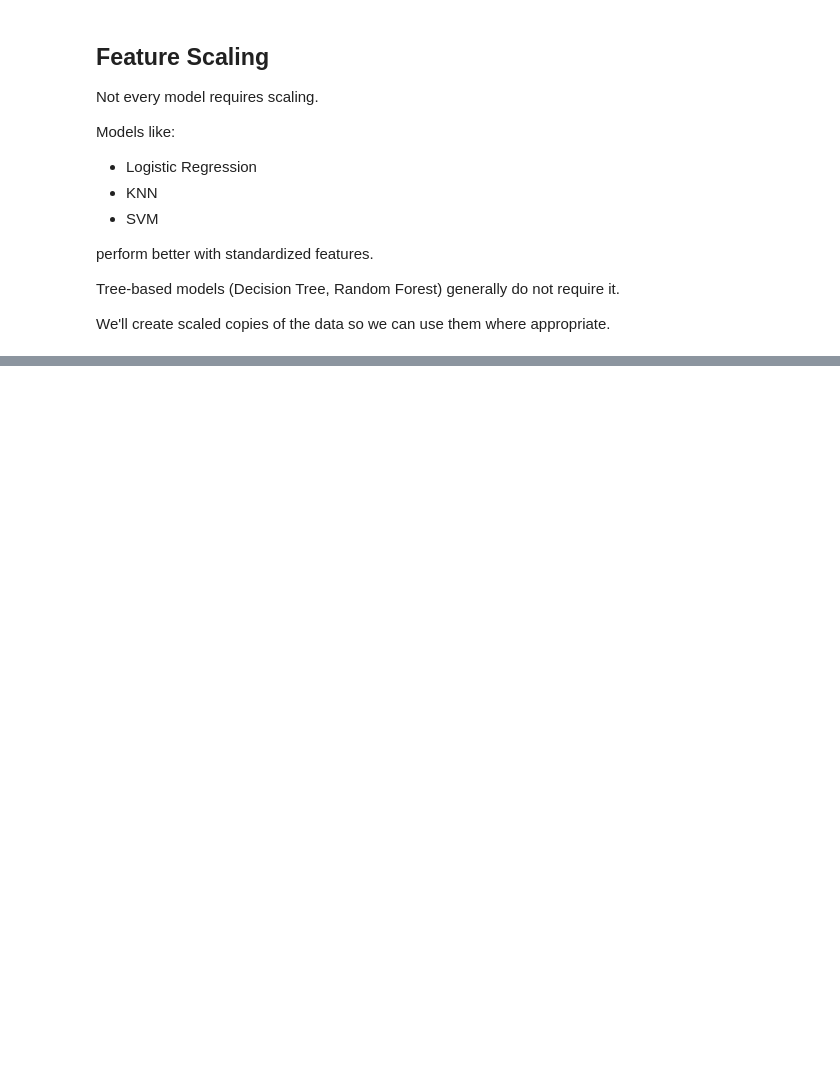
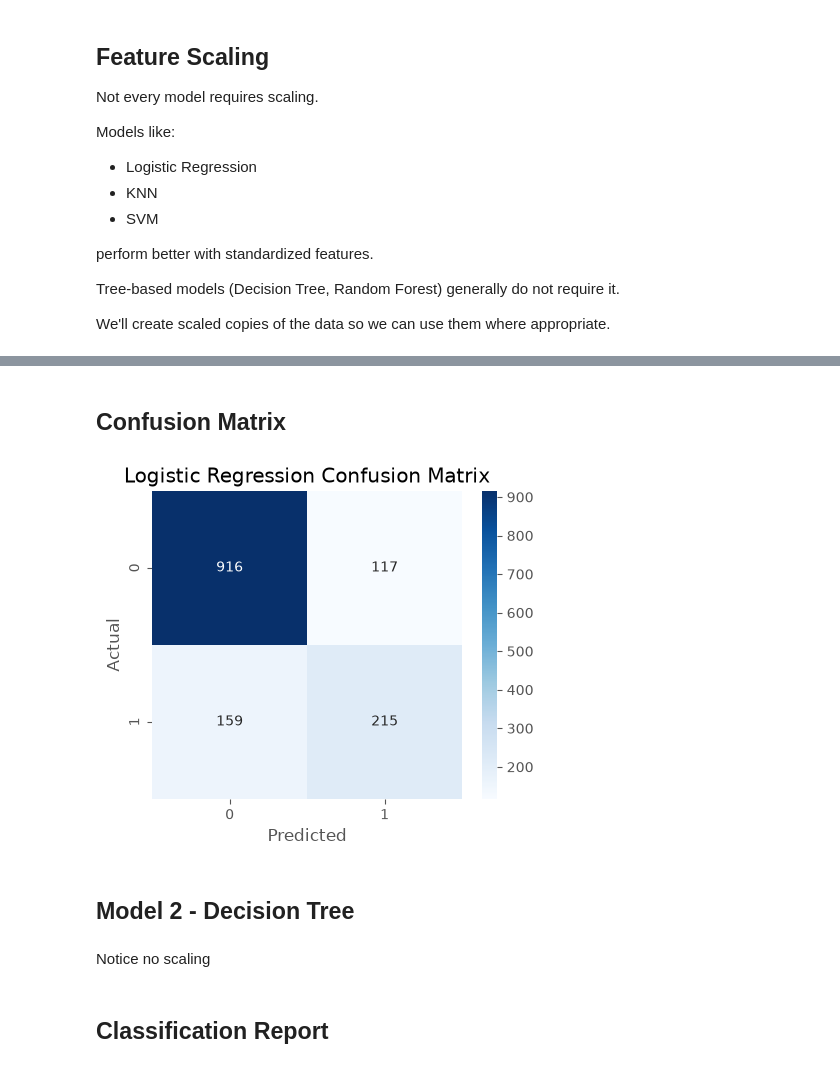
Before and after one commit to Sudeeppp-Mishra/Customer-Churn-Prediction, a Jupyter notebook: notebooks/customer_churn_prediction.ipynb, the cells around one changed output, grey strips where cells are left out. Cells and saved outputs as stored; diff of their text form; code cells hidden in the pictures; blank space fills up the shorter version.

```diff
--- a/notebooks/customer_churn_prediction.ipynb
+++ b/notebooks/customer_churn_prediction.ipynb
@@ -1303,0 +1334,6 @@ X_test_scaled = scaler.transform(X_test)
+# %%
+log_reg = LogisticRegression(random_state=42)
+
+log_reg.fit(X_train_scaled, y_train)
+
+y_pred_lr = log_reg.predict(X_test_scaled)
@@ -1303,0 +1367,24 @@ X_test_scaled = scaler.transform(X_test)
+# %% [markdown]
+## Confusion Matrix
+# %%
+cm = confusion_matrix(y_test, y_pred_lr)
+
+plt.figure(figsize=(5,4))
+
+sns.heatmap(
+    cm,
+    annot=True,
+    fmt="d",
+    cmap="Blues"
+)
+
+plt.title("Logistic Regression Confusion Matrix")
+
+plt.xlabel("Predicted")
+plt.ylabel("Actual")
+
+plt.show()
+# %% [output]
+[figure, added]
+# %% [markdown]
+## Model 2 - Decision Tree
@@ -1303,0 +1397,4 @@ X_test_scaled = scaler.transform(X_test)
+# %% [markdown]
+Notice no scaling
+# %% [markdown]
+## Classification Report
```
Also changed, not shown: parts of 42 cells of this notebook.
